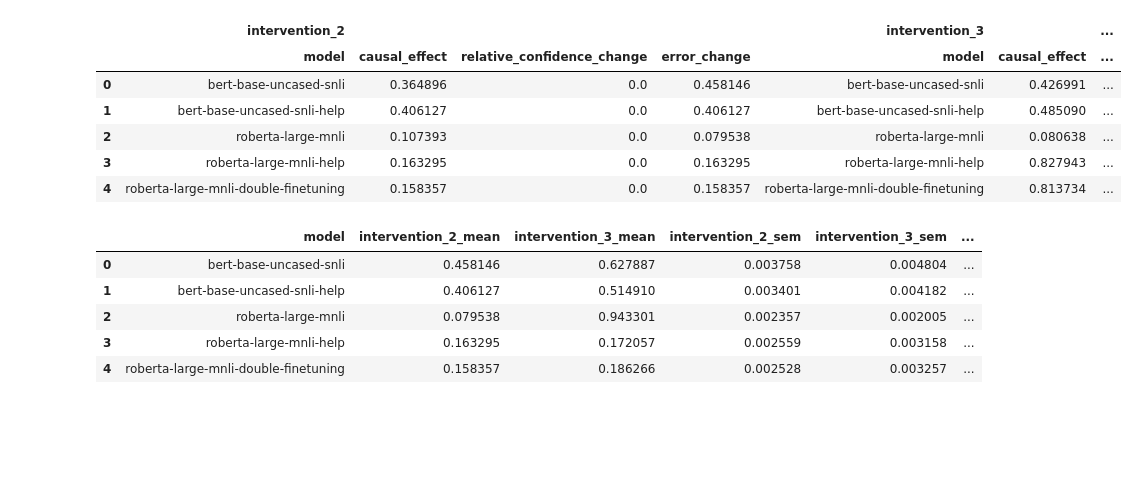
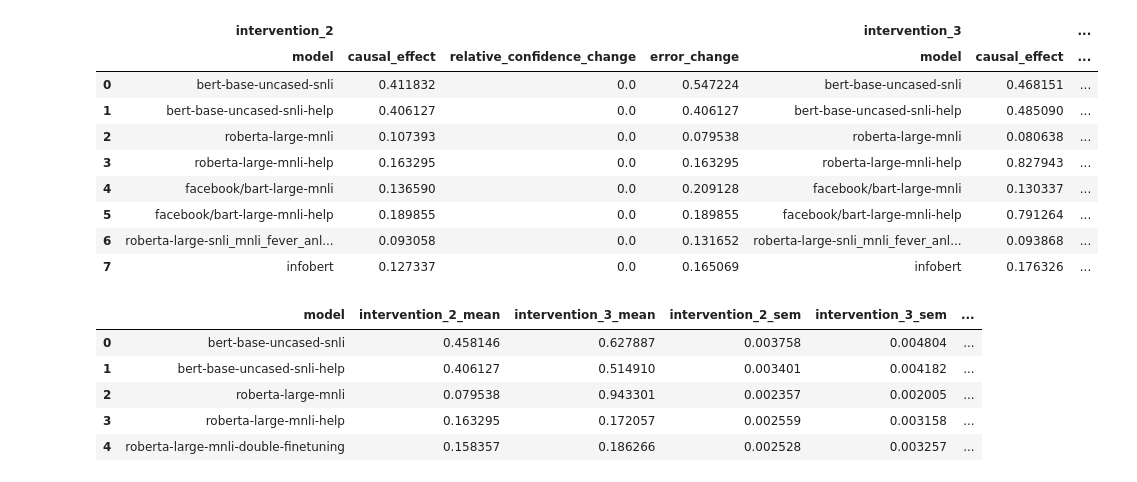
Before and after one commit to juliarozanova/counterfact_nli, a Jupyter notebook: experiments/plot_results.ipynb, the cells around one changed output. Cells and saved outputs as stored; diff of their text form; code cells hidden in the pictures; blank space fills up the shorter version.

```diff
--- a/experiments/plot_results.ipynb
+++ b/experiments/plot_results.ipynb
@@ -3,14 +3,23 @@ import pandas as pd
 import numpy as np
 import plotly.graph_objects as go
 # %%
-nterventions = ['intervention_0', 'intervention_1', 'intervention_2', 'intervention_3']
-models = ['bert-base-uncased-snli', 'bert-base-uncased-snli-help', 'roberta-large-mnli', 'roberta-large-mnli-help', 'roberta-large-mnli-double-finetuning']
+interventions = ['intervention_0', 'intervention_1', 'intervention_2', 'intervention_3']
+models = ['bert-base-uncased-snli',
+'bert-base-uncased-snli-help',
+'roberta-large-mnli',
+'roberta-large-mnli-help',
+'facebook/bart-large-mnli',
+'facebook/bart-large-mnli-help',
+'roberta-large-snli_mnli_fever_anli_R1_R2_R3',
+'infobert']
+# models = ['bert-base-uncased-snli', 'bert-base-uncased-snli-help', 'roberta-large-mnli', 'roberta-large-mnli-help', 'roberta-large-mnli-double-finetuning']
+# models = ['facebook/bart-large-mnli', 'facebook/bart-large-mnli-help']
 
 intervention_names = {
-    'intervention_0': r'DCE $(N \to R)$',
-    'intervention_1': r'TCE $(N \to R)$',
-    'intervention_2': r'DCE $(S \to R)$',
-    'intervention_3': r'TCE $(T \to R)$',
+    'intervention_0': r' $\mbox{DCE}(S_{W} \to R)$',
+    'intervention_1': r'$\mbox{TCE}(W \to R)$',
+    'intervention_2': r'$\mbox{DCE}(S_{C} \to R)$',
+    'intervention_3': r'$\mbox{TCE}(C \to R)$',
 }
 # %%
 def plot_metric_comparison(result_set, interventions, metric_col):
@@ -32,6 +41,11 @@ def plot_metric_comparison(result_set, interventions, metric_col):
             yaxis_range=[0,1],
         )
     return fig
+# %%
+# Build Results Table (means only)
+def get_tce_dce_ratio(row, interventions, column):
+    ratio=float(row[(interventions[1], column)]) / float(row[(interventions[0], column)])
+    return ratio
 # %%
 # Build Results Table (means only)
 def get_tce_dce_ratio(row, interventions, column):
@@ -40,37 +54,39 @@ def get_tce_dce_ratio(row, interventions, column):
 
 
 
 interventions = ['intervention_2', 'intervention_3']
 columns = ['model', 'causal_effect', 'relative_confidence_change', 'error_change']
 
 intervention_results = {}
 
 for intervention in interventions:
     for column in columns:
         intervention_results[(intervention, column)] = []
     for model in models:
         intervention_results[(intervention, 'model')].append(model)
         model_result_path = f'../experiments/results/{intervention}/{model}/summary_results.tsv'
         model_result_df = pd.read_csv(model_result_path, sep='\t', index_col=0)
-        model_result_df['causal_effect'] = model_result_df['actual_two_class_causal_effect']
 
         for column in columns[1:]:
             intervention_results[(intervention,column)].append(model_result_df.at['mean', column])
 
 # additonal ratio
 intervention_results = pd.DataFrame(intervention_results)
 intervention_results[('ratio', 'causal_effect')] = intervention_results.apply(lambda row: get_tce_dce_ratio(row, interventions ,column), axis=1)
 
 intervention_results
 
 
         # intervention_result[f'{intervention}_mean'].append(result_df.at['mean', columns])
 # %% [output]
 |  | intervention_2 |  |  |  | intervention_3 |  | ... |
 |  | model | causal_effect | relative_confidence_change | error_change | model | causal_effect | ... |
-| 0 | bert-base-uncased-snli | 0.364896 | 0.0 | 0.458146 | bert-base-uncased-snli | 0.426991 | ... |
+| 0 | bert-base-uncased-snli | 0.411832 | 0.0 | 0.547224 | bert-base-uncased-snli | 0.468151 | ... |
 | 1 | bert-base-uncased-snli-help | 0.406127 | 0.0 | 0.406127 | bert-base-uncased-snli-help | 0.485090 | ... |
 | 2 | roberta-large-mnli | 0.107393 | 0.0 | 0.079538 | roberta-large-mnli | 0.080638 | ... |
 | 3 | roberta-large-mnli-help | 0.163295 | 0.0 | 0.163295 | roberta-large-mnli-help | 0.827943 | ... |
-| 4 | roberta-large-mnli-double-finetuning | 0.158357 | 0.0 | 0.158357 | roberta-large-mnli-double-finetuning | 0.813734 | ... |
+| 4 | facebook/bart-large-mnli | 0.136590 | 0.0 | 0.209128 | facebook/bart-large-mnli | 0.130337 | ... |
+| 5 | facebook/bart-large-mnli-help | 0.189855 | 0.0 | 0.189855 | facebook/bart-large-mnli-help | 0.791264 | ... |
+| 6 | roberta-large-snli_mnli_fever_anl... | 0.093058 | 0.0 | 0.131652 | roberta-large-snli_mnli_fever_anl... | 0.093868 | ... |
+| 7 | infobert | 0.127337 | 0.0 | 0.165069 | infobert | 0.176326 | ... |
 # %%
```
Also changed, not shown: parts of 5 cells of this notebook, 17 other files.
